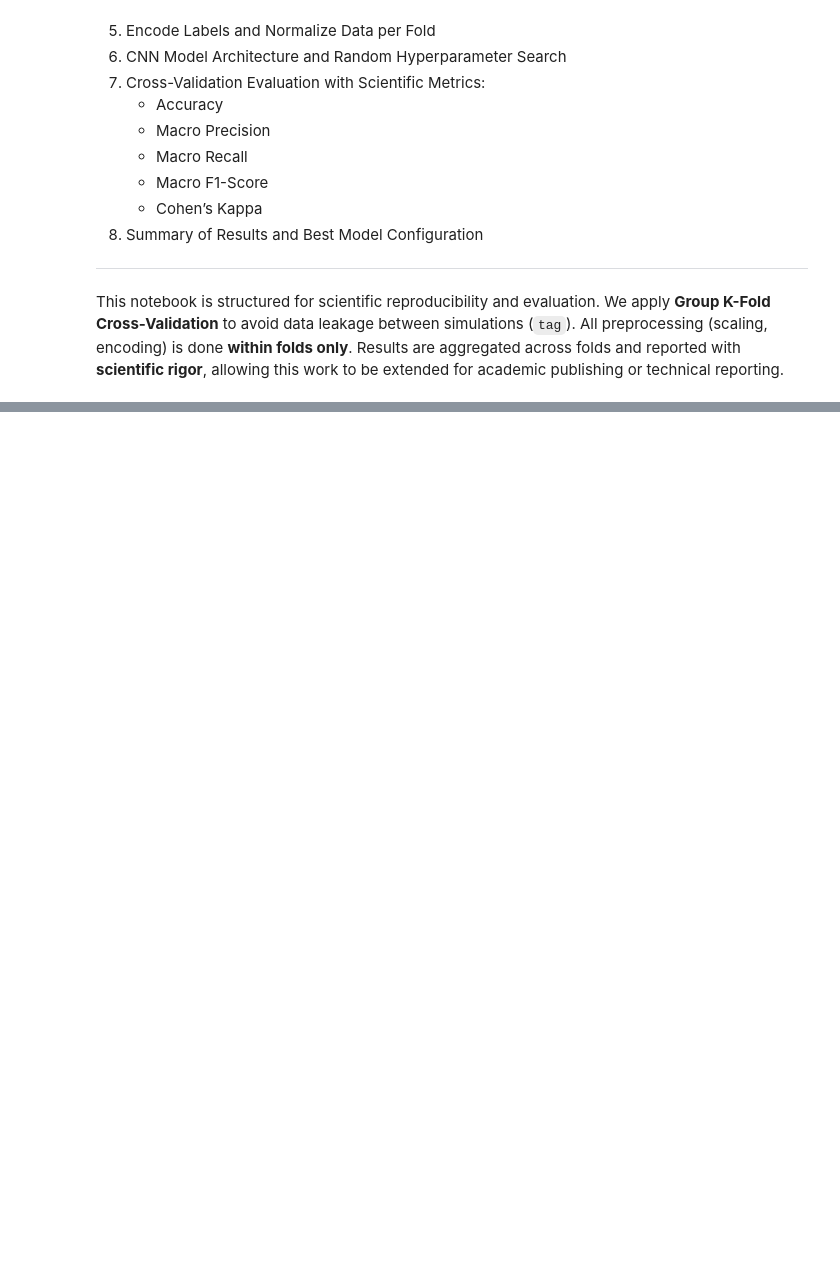
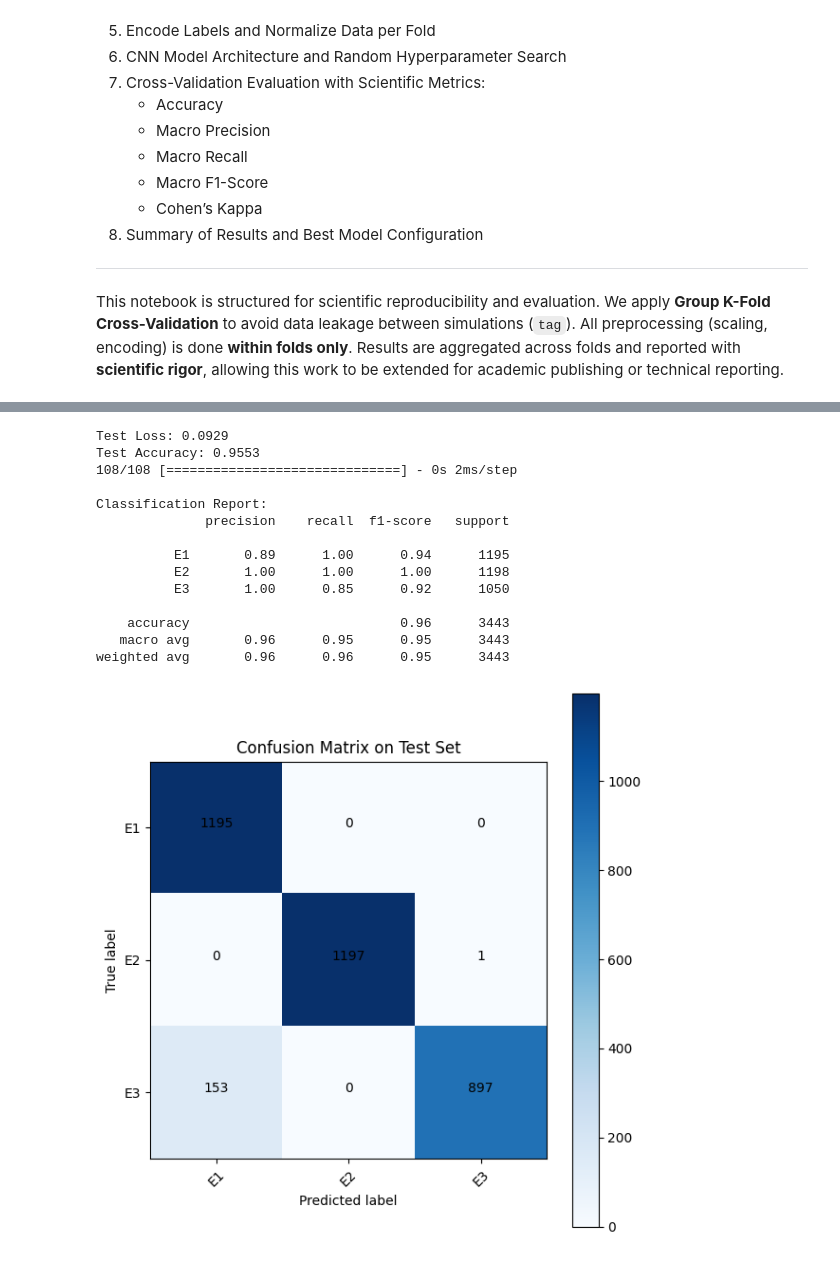
Before and after one commit to lucasmcmatos/predicition-particle-emission-points, a Jupyter notebook: notebooks/CNN1D_model_train.ipynb, the cells around one changed output, grey strips where cells are left out. Cells and saved outputs as stored; diff of their text form; code cells hidden in the pictures; blank space fills up the shorter version.

```diff
--- a/notebooks/CNN1D_model_train.ipynb
+++ b/notebooks/CNN1D_model_train.ipynb
@@ -547,0 +102,19 @@ Kappa: -0.1075
+# %%
+from sklearn.preprocessing import LabelEncoder
+from tensorflow.keras.utils import to_categorical
+
+le = LabelEncoder()
+y_int = le.fit_transform(y_raw)        # E1→0, E2→1, E3→2, por exemplo
+y    = to_categorical(y_int)           # one-hot para softmax
+# %%
+from sklearn.model_selection import train_test_split
+
+# Etapa 1: separa 20% para teste (generalização final)
+X_remain, X_test, y_remain, y_test, y_int_remain, y_int_test = train_test_split(
+    X, y, y_int, test_size=0.2, random_state=42, stratify=y_int
+)
+
+# Etapa 2: divide o restante em treino (75% de 80% = 60%) e validação (25% de 80% = 20%)
+X_train, X_val, y_train, y_val = train_test_split(
+    X_remain, y_remain, test_size=0.25, random_state=42, stratify=y_int_remain
+)
@@ -547,0 +221,61 @@ Kappa: -0.1075
+# %%
+# 6. Avaliação Final no Conjunto de Teste (Generalização)
+
+from tensorflow.keras.models import load_model
+from sklearn.metrics import classification_report, confusion_matrix
+import matplotlib.pyplot as plt
+import numpy as np
+
+# 6.1 Carregar o melhor modelo salvo
+model_final = load_model('best_cnn1d_emissao.keras')
+
+# 6.2 Avaliação no conjunto de teste
+loss, acc = model_final.evaluate(X_test, y_test, verbose=0)
+print(f"\nTest Loss: {loss:.4f}")
+print(f"Test Accuracy: {acc:.4f}")
+
+# 6.3 Previsões
+y_pred_probs = model_final.predict(X_test)
+y_pred = np.argmax(y_pred_probs, axis=1)
+y_true = np.argmax(y_test, axis=1)
+
+# 6.4 Relatório de Classificação
+print("\nClassification Report:")
+print(classification_report(y_true, y_pred, target_names=le.classes_))
+
+# 6.5 Matriz de Confusão
+cm = confusion_matrix(y_true, y_pred)
+
+plt.figure(figsize=(6, 6))
+plt.imshow(cm, interpolation='nearest', cmap='Blues')
+plt.title('Confusion Matrix on Test Set')
+plt.colorbar()
+tick_marks = np.arange(len(le.classes_))
+plt.xticks(tick_marks, le.classes_, rotation=45)
+plt.yticks(tick_marks, le.classes_)
+
+# Anotar valores na matriz
+for i in range(len(le.classes_)):
+    for j in range(len(le.classes_)):
+        plt.text(j, i, cm[i, j], horizontalalignment="center", color="black")
+
+plt.ylabel('True label')
+plt.xlabel('Predicted label')
+plt.tight_layout()
+plt.show()
+# %% [output]
+Test Loss: 0.0929
+Test Accuracy: 0.9553
+108/108 [==============================] - 0s 2ms/step
+
+Classification Report:
+              precision    recall  f1-score   support
+
+          E1       0.89      1.00      0.94      1195
+          E2       1.00      1.00      1.00      1198
+          E3       1.00      0.85      0.92      1050
+
+    accuracy                           0.96      3443
+   macro avg       0.96      0.95      0.95      3443
+weighted avg       0.96      0.96      0.95      3443
+[figure, added]
```
Also changed, not shown: parts of 27 cells of this notebook, 1 other file.
